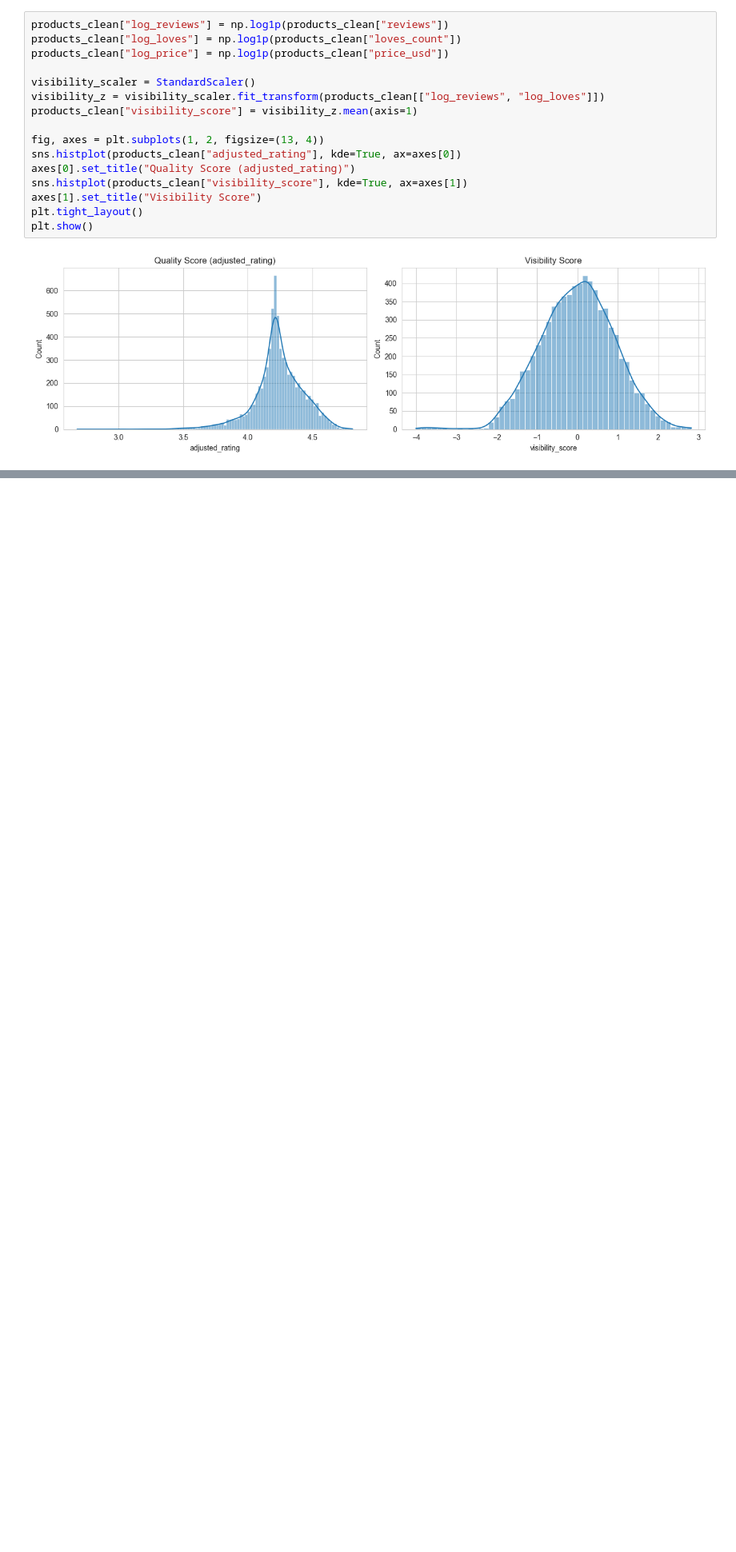
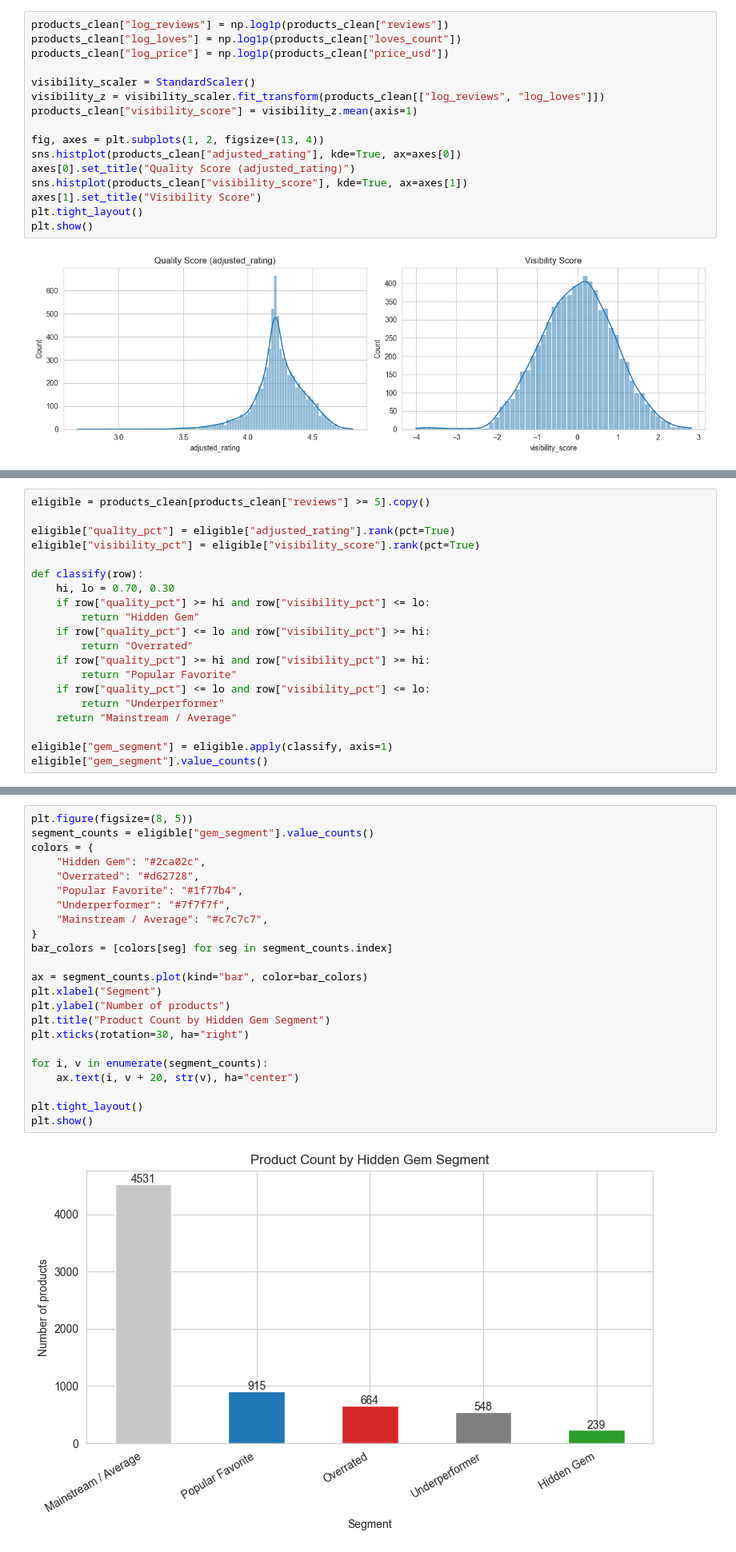
Before and after one commit to imgabrielas/Sephora, a Jupyter notebook: 05_hidden_gems_analysis.ipynb, the cells around one changed output, grey strips where cells are left out. Shown at 80% size. Drawn from its saved outputs; the diff is of its cells as text; blank space fills up the shorter version.

Commit message:
product popularity

```diff
--- a/05_hidden_gems_analysis.ipynb
+++ b/05_hidden_gems_analysis.ipynb
@@ -127,0 +131,20 @@ plt.show()
+# %%
+eligible = products_clean[products_clean["reviews"] >= 5].copy()
+
+eligible["quality_pct"] = eligible["adjusted_rating"].rank(pct=True)
+eligible["visibility_pct"] = eligible["visibility_score"].rank(pct=True)
+
+def classify(row):
+    hi, lo = 0.70, 0.30
+    if row["quality_pct"] >= hi and row["visibility_pct"] <= lo:
+        return "Hidden Gem"
+    if row["quality_pct"] <= lo and row["visibility_pct"] >= hi:
+        return "Overrated"
+    if row["quality_pct"] >= hi and row["visibility_pct"] >= hi:
+        return "Popular Favorite"
+    if row["quality_pct"] <= lo and row["visibility_pct"] <= lo:
+        return "Underperformer"
+    return "Mainstream / Average"
+
+eligible["gem_segment"] = eligible.apply(classify, axis=1)
+eligible["gem_segment"].value_counts()
@@ -127,0 +159,25 @@ plt.show()
+# %%
+plt.figure(figsize=(8, 5))
+segment_counts = eligible["gem_segment"].value_counts()
+colors = {
+    "Hidden Gem": "#2ca02c",
+    "Overrated": "#d62728",
+    "Popular Favorite": "#1f77b4",
+    "Underperformer": "#7f7f7f",
+    "Mainstream / Average": "#c7c7c7",
+}
+bar_colors = [colors[seg] for seg in segment_counts.index]
+
+ax = segment_counts.plot(kind="bar", color=bar_colors)
+plt.xlabel("Segment")
+plt.ylabel("Number of products")
+plt.title("Product Count by Hidden Gem Segment")
+plt.xticks(rotation=30, ha="right")
+
+for i, v in enumerate(segment_counts):
+    ax.text(i, v + 20, str(v), ha="center")
+
+plt.tight_layout()
+plt.show()
+# %% [output]
+[figure, added]
```
Also changed, not shown: parts of 4 cells of this notebook.
